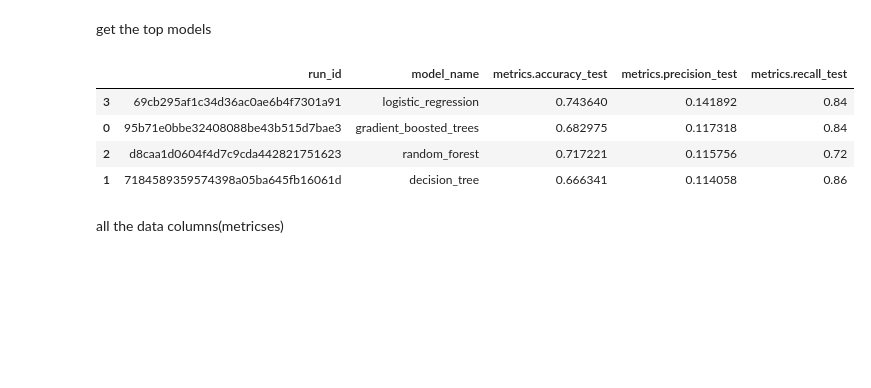
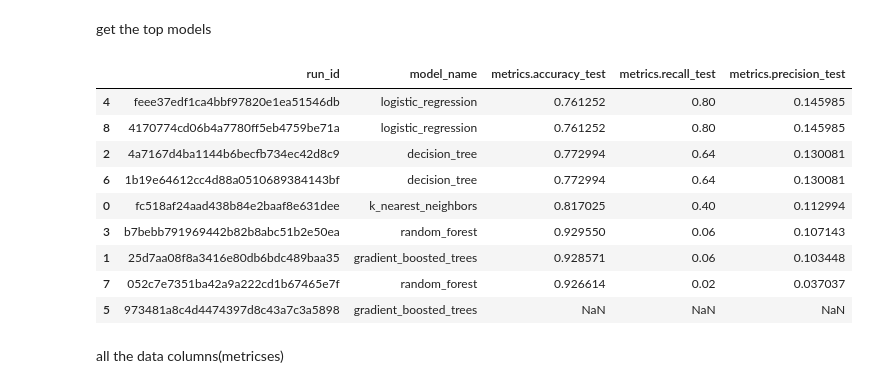
Before and after one commit to waleedtarazi/stroke, a Jupyter notebook: strok.ipynb, the cells around one changed output. Cells and saved outputs as stored; diff of their text form; code cells hidden in the pictures; blank space fills up the shorter version.

```diff
--- a/strok.ipynb
+++ b/strok.ipynb
@@ -321,3 +361,5 @@ def R2_model(model, y_true, y_predicted):
 ## Modelling
 # %% [markdown]
 The below cell contain the models from config.py <br> with `Tunning` and `GridSearch`
+# %%
+mlflow.set_experiment("My last exp")
@@ -324,3 +369,5 @@ The below cell contain the models from config.py <br> with `Tunning` and `GridSe
+# %%
+experiment_id = '238294717461006774'
 # %%
 cv = 5
 preprocessing_step_v0 = preprocessor
@@ -347,7 +394,7 @@ for model_name, model_params in models.items():
         grid_search = GridSearchCV(pipeline, param_grid=param_grid,
                                    cv=cv,
                                    scoring=my_scoring,
-                                   refit="auc",
+                                   refit="precision",
                                    n_jobs=-1)
 
         # Fit the grid search object to the data
@@ -398,17 +445,22 @@ get the top models
 # %%
 N = 10
 runs = mlflow.search_runs(experiment_ids=experiment_id)
-runs = runs.sort_values(by=["metrics."+metric_name], ascending=False)
+runs = runs.sort_values(by=["metrics.precision_test"], ascending=False)
 best_runs = runs.head(N)
 best_runs[["run_id", "metrics."+metric_name]]
 best_runs["model_name"] = best_runs["tags.mlflow.runName"]
-best_runs[["run_id", "model_name","metrics.accuracy_test", "metrics.precision_test", 'metrics.recall_test']]
+best_runs[["run_id", "model_name","metrics.accuracy_test", 'metrics.recall_test', "metrics.precision_test", ]]
 # %% [output]
-|  | run_id | model_name | metrics.accuracy_test | metrics.precision_test | metrics.recall_test |
-| 3 | 69cb295af1c34d36ac0ae6b4f7301a91 | logistic_regression | 0.743640 | 0.141892 | 0.84 |
-| 0 | 95b71e0bbe32408088be43b515d7bae3 | gradient_boosted_trees | 0.682975 | 0.117318 | 0.84 |
-| 2 | d8caa1d0604f4d7c9cda442821751623 | random_forest | 0.717221 | 0.115756 | 0.72 |
-| 1 | 7184589359574398a05ba645fb16061d | decision_tree | 0.666341 | 0.114058 | 0.86 |
+|  | run_id | model_name | metrics.accuracy_test | metrics.recall_test | metrics.precision_test |
+| 4 | feee37edf1ca4bbf97820e1ea51546db | logistic_regression | 0.761252 | 0.80 | 0.145985 |
+| 8 | 4170774cd06b4a7780ff5eb4759be71a | logistic_regression | 0.761252 | 0.80 | 0.145985 |
+| 2 | 4a7167d4ba1144b6becfb734ec42d8c9 | decision_tree | 0.772994 | 0.64 | 0.130081 |
+| 6 | 1b19e64612cc4d88a0510689384143bf | decision_tree | 0.772994 | 0.64 | 0.130081 |
+| 0 | fc518af24aad438b84e2baaf8e631dee | k_nearest_neighbors | 0.817025 | 0.40 | 0.112994 |
+| 3 | b7bebb791969442b82b8abc51b2e50ea | random_forest | 0.929550 | 0.06 | 0.107143 |
+| 1 | 25d7aa08f8a3416e80db6bdc489baa35 | gradient_boosted_trees | 0.928571 | 0.06 | 0.103448 |
+| 7 | 052c7e7351ba42a9a222cd1b67465e7f | random_forest | 0.926614 | 0.02 | 0.037037 |
+| 5 | 973481a8c4d4474397d8c43a7c3a5898 | gradient_boosted_trees | NaN | NaN | NaN |
 # %% [markdown]
 all the data columns(metricses)
 # %% [markdown]
```
Also changed, not shown: parts of 21 cells of this notebook, 30 other files.
